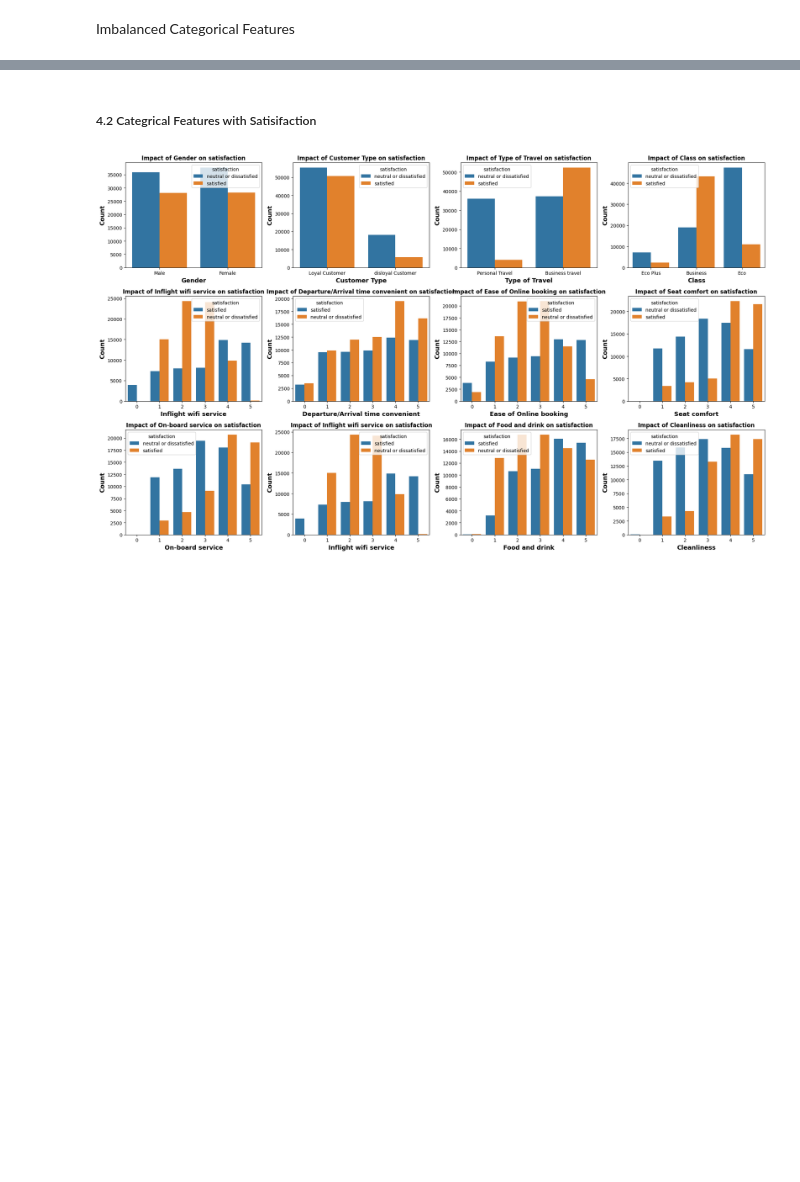
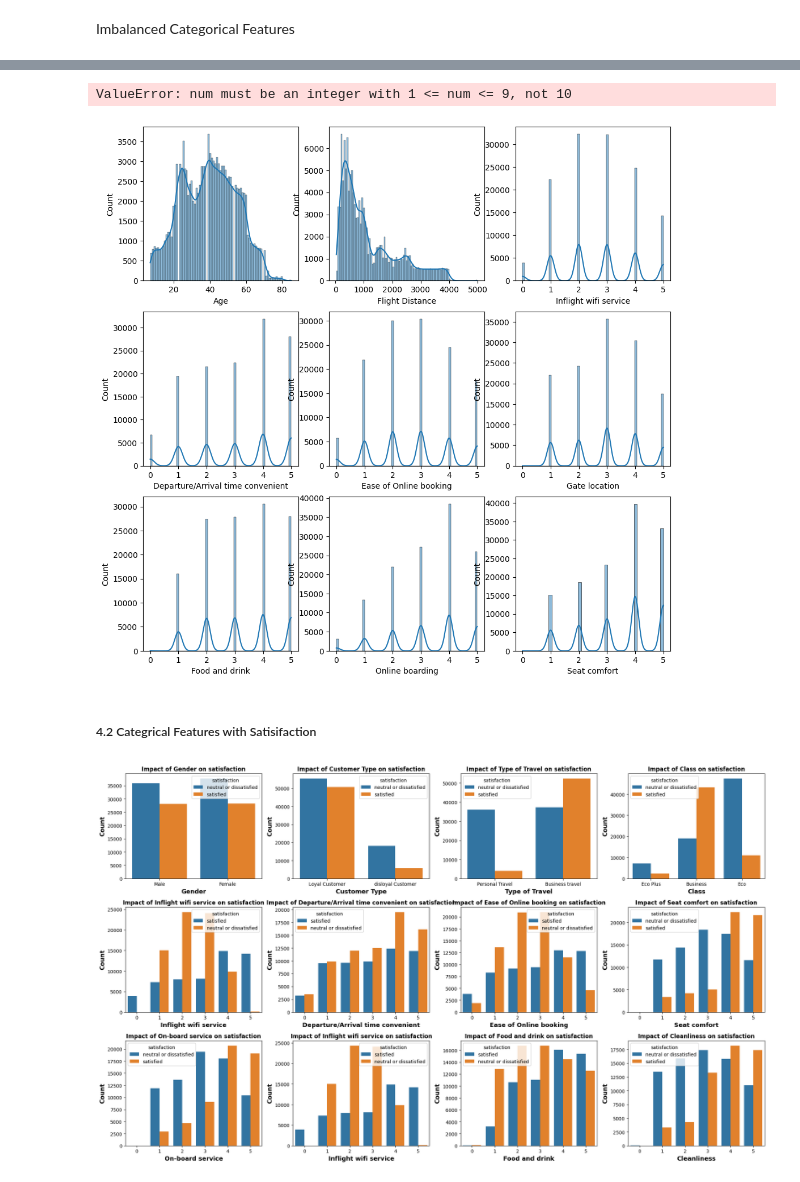
Before and after one commit to rubaawad/airlines-_customer_satisfaction, a Jupyter notebook: src/components/notebook/data/CUSTOMER SATISFACTION EDA.ipynb, the cells around one changed output, grey strips where cells are left out. Cells and saved outputs as stored; diff of their text form; code cells hidden in the pictures; blank space fills up the shorter version.

```diff
--- a/src/components/notebook/data/CUSTOMER SATISFACTION EDA.ipynb
+++ b/src/components/notebook/data/CUSTOMER SATISFACTION EDA.ipynb
@@ -316,3 +318,14 @@ plt.show()
+# %%
+## Histogram
+plt.figure(figsize=(12,12))  # Set the figure size
+for i ,col in enumerate(numeric_features):  # Iterate through each column in the DataFrame
+    # if(df[column].dtype != 'object'):
+        plt.subplot(3,3,i+1)  # Create subplots in a 3x3 grid
+        sns.histplot(x=col,data=df,kde=True)  # Plot the histogram with seaborn
+plt.show()  # Show the plot
+# %% [output]
+ValueError: num must be an integer with 1 <= num <= 9, not 10
+[figure, added]
 # %% [markdown]
 #####  4.2 Categrical Features with Satisifaction
 # %%
```
Also changed, not shown: parts of 6 cells of this notebook, 7 other files.
